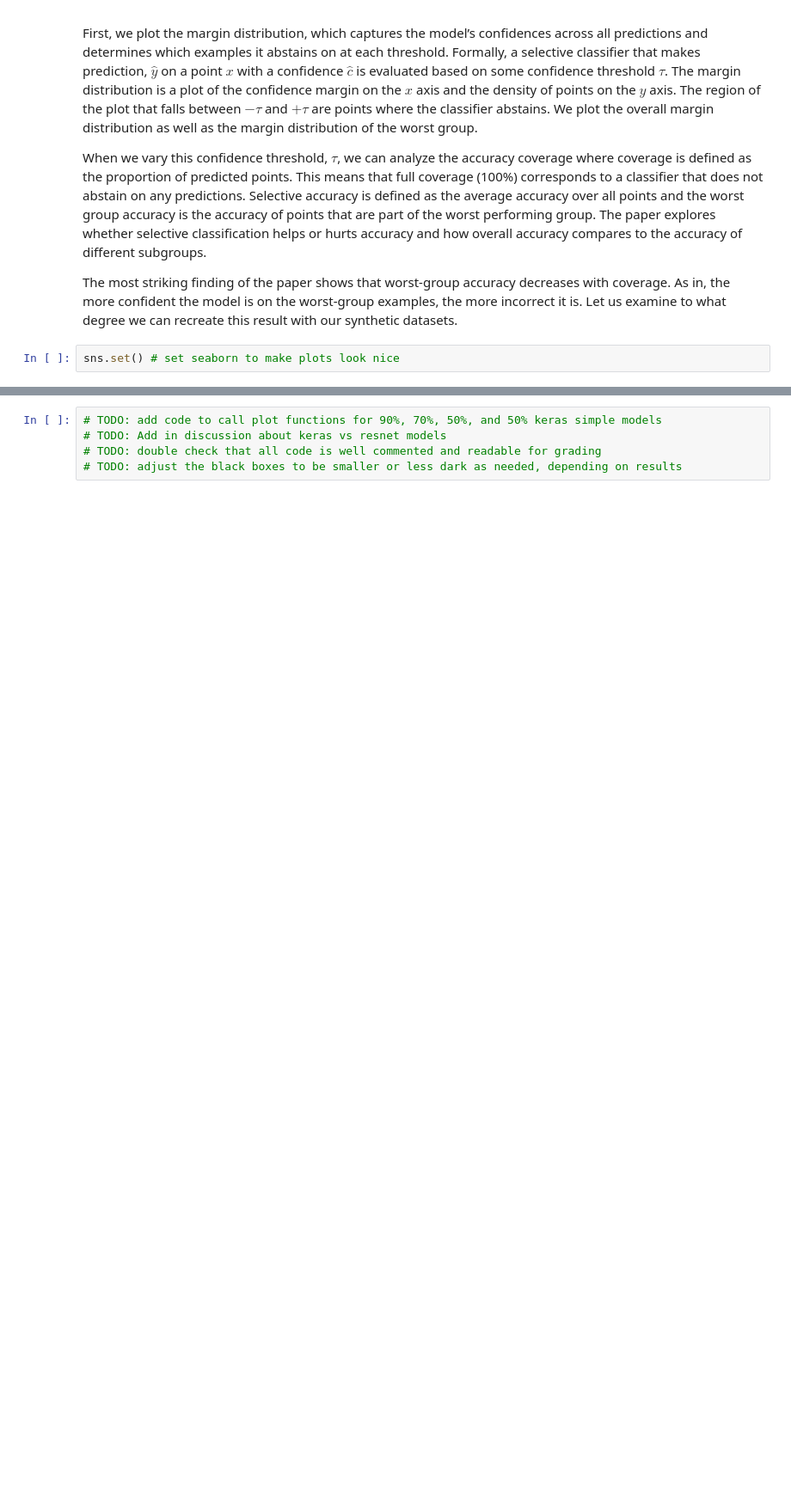
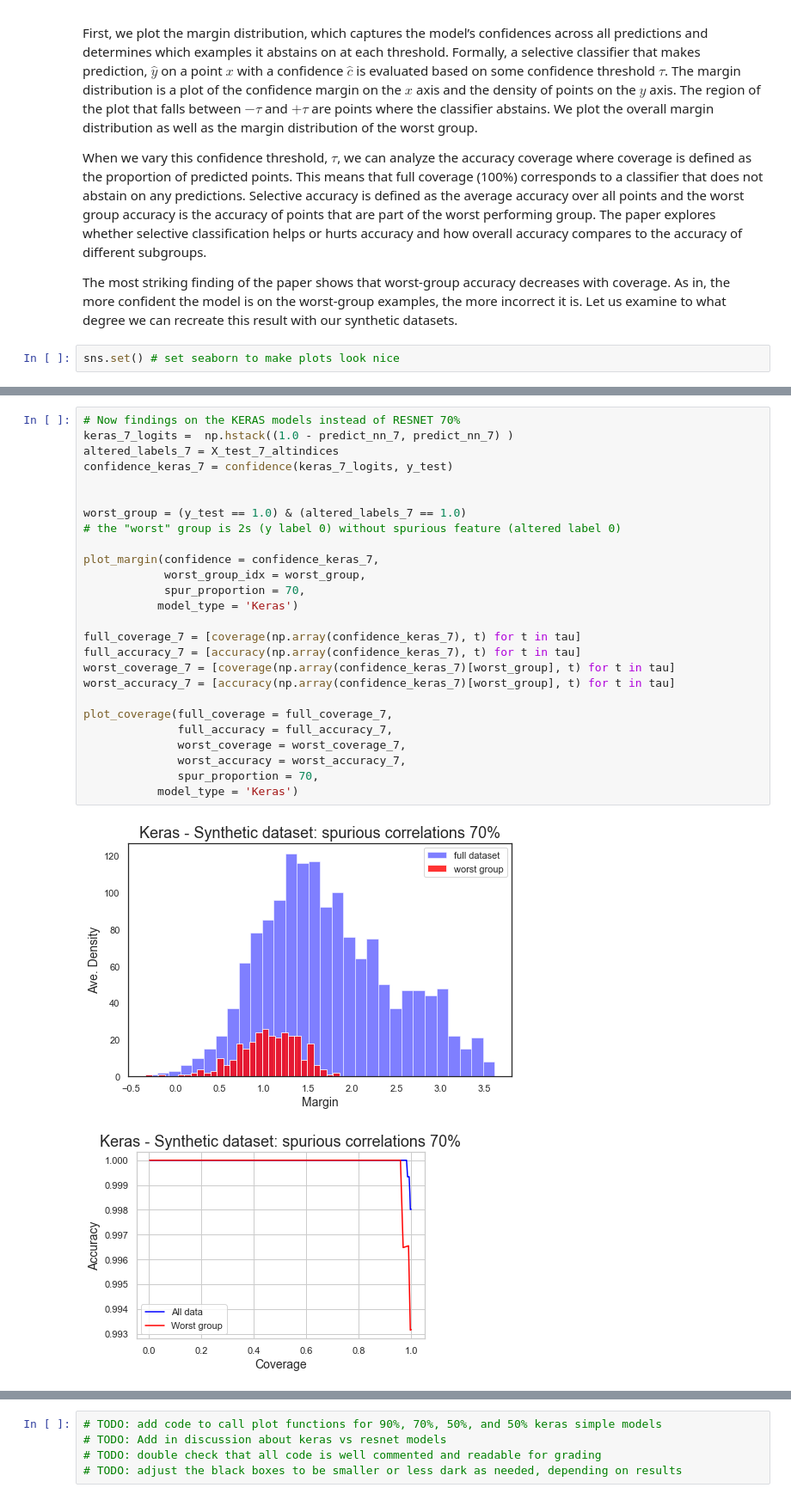
Before and after one commit to JWatsonDaniels/am207-2021, a Jupyter notebook: train_model_PT.ipynb, the cells around one changed output, grey strips where cells are left out. Shown at 86% size. Drawn from its saved outputs; the diff is of its cells as text; blank space fills up the shorter version.

```diff
--- a/train_model_PT.ipynb
+++ b/train_model_PT.ipynb
@@ -800,0 +917,29 @@ plot_coverage(full_coverage = full_coverage_3,
+# %%
+# Now findings on the KERAS models instead of RESNET 70%
+keras_7_logits =  np.hstack((1.0 - predict_nn_7, predict_nn_7) )
+altered_labels_7 = X_test_7_altindices
+confidence_keras_7 = confidence(keras_7_logits, y_test)
+
+
+worst_group = (y_test == 1.0) & (altered_labels_7 == 1.0)
+# the "worst" group is 2s (y label 0) without spurious feature (altered label 0)
+
+plot_margin(confidence = confidence_keras_7,
+            worst_group_idx = worst_group,
+            spur_proportion = 70,
+           model_type = 'Keras')
+
+full_coverage_7 = [coverage(np.array(confidence_keras_7), t) for t in tau]
+full_accuracy_7 = [accuracy(np.array(confidence_keras_7), t) for t in tau]
+worst_coverage_7 = [coverage(np.array(confidence_keras_7)[worst_group], t) for t in tau]
+worst_accuracy_7 = [accuracy(np.array(confidence_keras_7)[worst_group], t) for t in tau]
+
+plot_coverage(full_coverage = full_coverage_7,
+              full_accuracy = full_accuracy_7,
+              worst_coverage = worst_coverage_7,
+              worst_accuracy = worst_accuracy_7,
+              spur_proportion = 70,
+           model_type = 'Keras')
+# %% [output]
+[figure, added]
+[figure, added]
```
Also changed, not shown: parts of 19 cells of this notebook.
